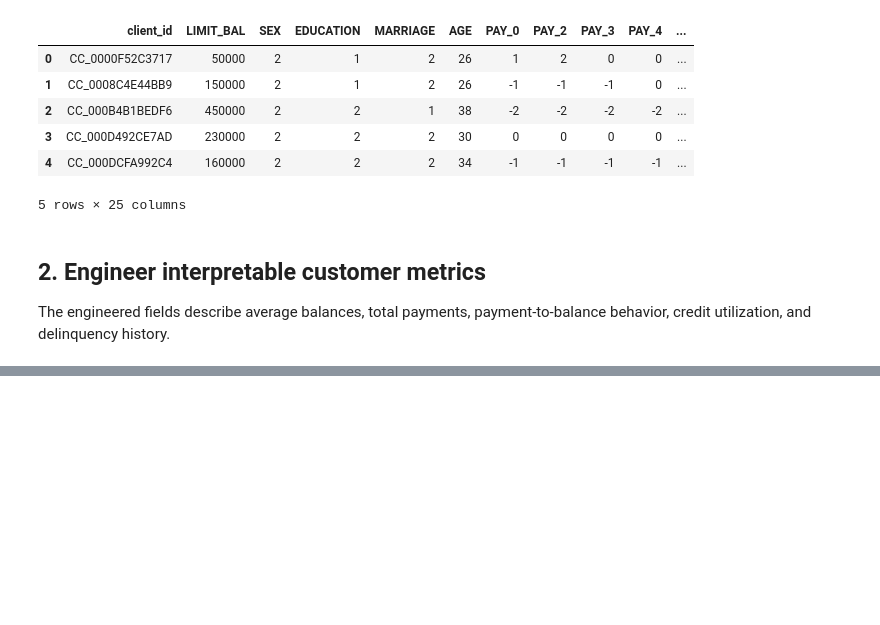
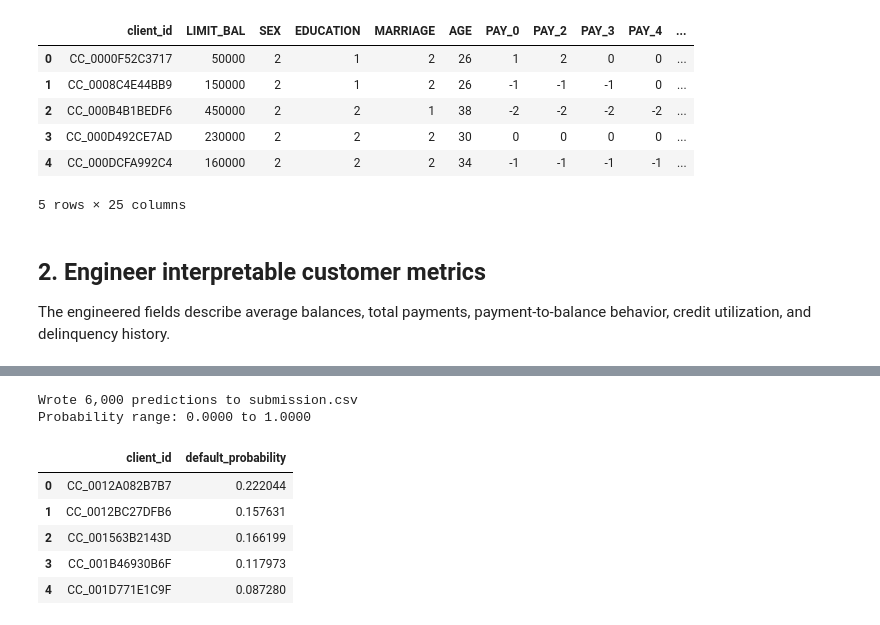
Before and after one commit to vuquangduypct/datathon-s2-2026-credit-card-clients, a Jupyter notebook: credit_default_analysis.ipynb, the cells around one changed output, grey strips where cells are left out. Cells and saved outputs as stored; diff of their text form; code cells hidden in the pictures; blank space fills up the shorter version.

```diff
--- a/credit_default_analysis.ipynb
+++ b/credit_default_analysis.ipynb
@@ -109,13 +204,45 @@ logistic_model = evaluate_model('Logistic regression comparison', make_pipeline(
 
 The linear model is selected based on the supplied holdout results. Predictions are clipped to `[0, 1]` so they are valid default probabilities.
 # %%
+# Rebuild the pipeline if the earlier cell was not executed in this session.
+if 'make_pipeline' not in globals():
+    def make_pipeline(model):
+        categorical = [column for column in categorical_columns if column in feature_columns]
+        numeric = [column for column in feature_columns if column not in categorical]
+        transformer = ColumnTransformer([
+            ('numeric', StandardScaler(), numeric),
+            ('categorical', OneHotEncoder(handle_unknown='ignore'), categorical),
+        ])
+        return Pipeline([('preprocess', transformer), ('model', model)])
+
+# Ensure the feature/model setup exists even if earlier cells were not executed
+if 'categorical_columns' not in globals():
+    categorical_columns = ['SEX', 'EDUCATION', 'MARRIAGE'] + [f'PAY_{period}' for period in [0, 2, 3, 4, 5, 6]]
+
+if 'feature_columns' not in globals():
+    feature_columns = [column for column in train.columns if column not in {'default', 'client_id'}]
+
+if 'x' not in globals() or 'y' not in globals():
+    x = train[feature_columns]
+    y = train['default']
+
+linear_model = make_pipeline(LinearRegression())
 linear_model.fit(x, y)
 test_probabilities = np.clip(linear_model.predict(test[feature_columns]), 0, 1)
 submission = pd.DataFrame({
     'client_id': test['client_id'],
     'default_probability': test_probabilities,
 })
 submission.to_csv('submission.csv', index=False)
 print(f'Wrote {len(submission):,} predictions to submission.csv')
 print(f'Probability range: {submission.default_probability.min():.4f} to {submission.default_probability.max():.4f}')
 submission.head()
+# %% [output]
+Wrote 6,000 predictions to submission.csv
+Probability range: 0.0000 to 1.0000
+|  | client_id | default_probability |
+| 0 | CC_0012A082B7B7 | 0.222044 |
+| 1 | CC_0012BC27DFB6 | 0.157631 |
+| 2 | CC_001563B2143D | 0.166199 |
+| 3 | CC_001B46930B6F | 0.117973 |
+| 4 | CC_001D771E1C9F | 0.087280 |
```
Also changed, not shown: parts of 8 cells of this notebook, 1 other file.
